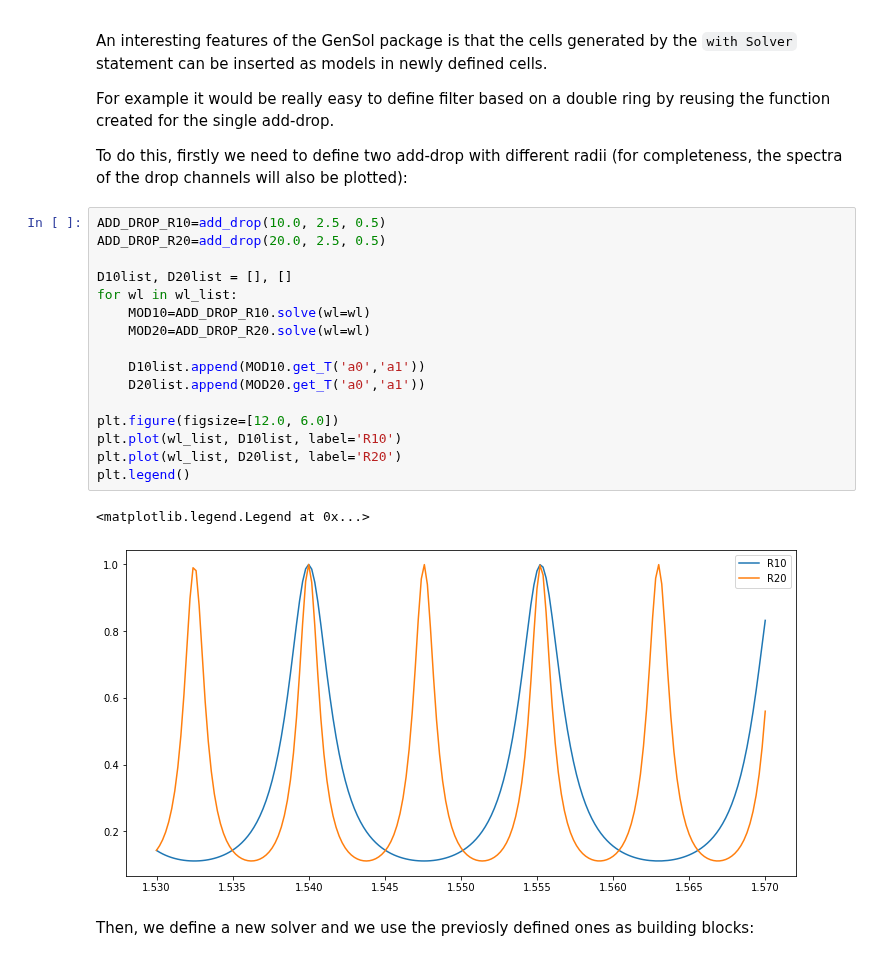
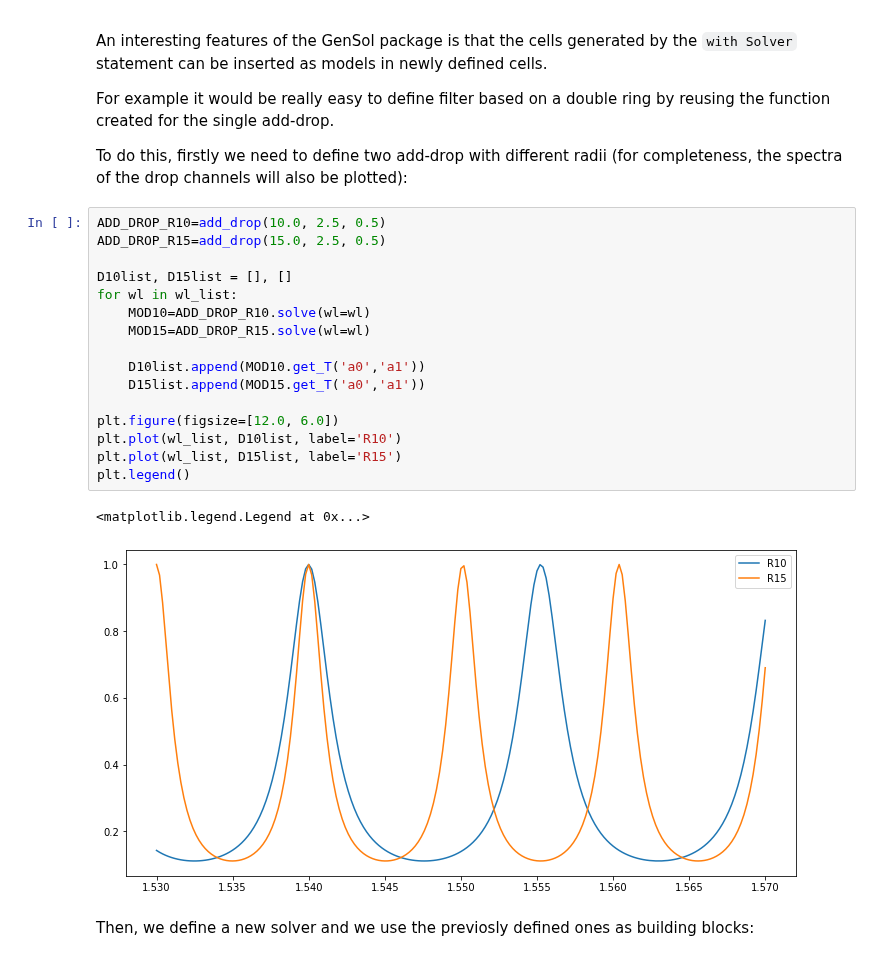
Before and after one commit to mpasson/lekkersim, a Jupyter notebook: Docs/jupyter/Basic_usage.ipynb, the cells around one changed output. Saved outputs shown, nothing was run; the diff lists cells and outputs as text.

```diff
--- a/Docs/jupyter/Basic_usage.ipynb
+++ b/Docs/jupyter/Basic_usage.ipynb
@@ -184,22 +184,22 @@ For example it would be really easy to define filter based on a double ring by r
 To do this, firstly we need to define two add-drop with different radii (for completeness, the spectra of the drop channels will also be plotted):
 # %%
 ADD_DROP_R10=add_drop(10.0, 2.5, 0.5)
-ADD_DROP_R20=add_drop(20.0, 2.5, 0.5)
+ADD_DROP_R15=add_drop(15.0, 2.5, 0.5)
 
-D10list, D20list = [], []
+D10list, D15list = [], []
 for wl in wl_list:
     MOD10=ADD_DROP_R10.solve(wl=wl)
-    MOD20=ADD_DROP_R20.solve(wl=wl)
+    MOD15=ADD_DROP_R15.solve(wl=wl)
 
     D10list.append(MOD10.get_T('a0','a1'))
-    D20list.append(MOD20.get_T('a0','a1'))
+    D15list.append(MOD15.get_T('a0','a1'))
 
 plt.figure(figsize=[12.0, 6.0])
 plt.plot(wl_list, D10list, label='R10')
-plt.plot(wl_list, D20list, label='R20')
+plt.plot(wl_list, D15list, label='R15')
 plt.legend()
 # %% [output]
 <matplotlib.legend.Legend at 0x...>
-[figure, old version]
+[figure, new version]
 # %% [markdown]
 Then, we define a new solver and we use the previosly defined ones as building blocks:
```
Also changed, not shown: parts of 3 cells of this notebook, 6 other files.
